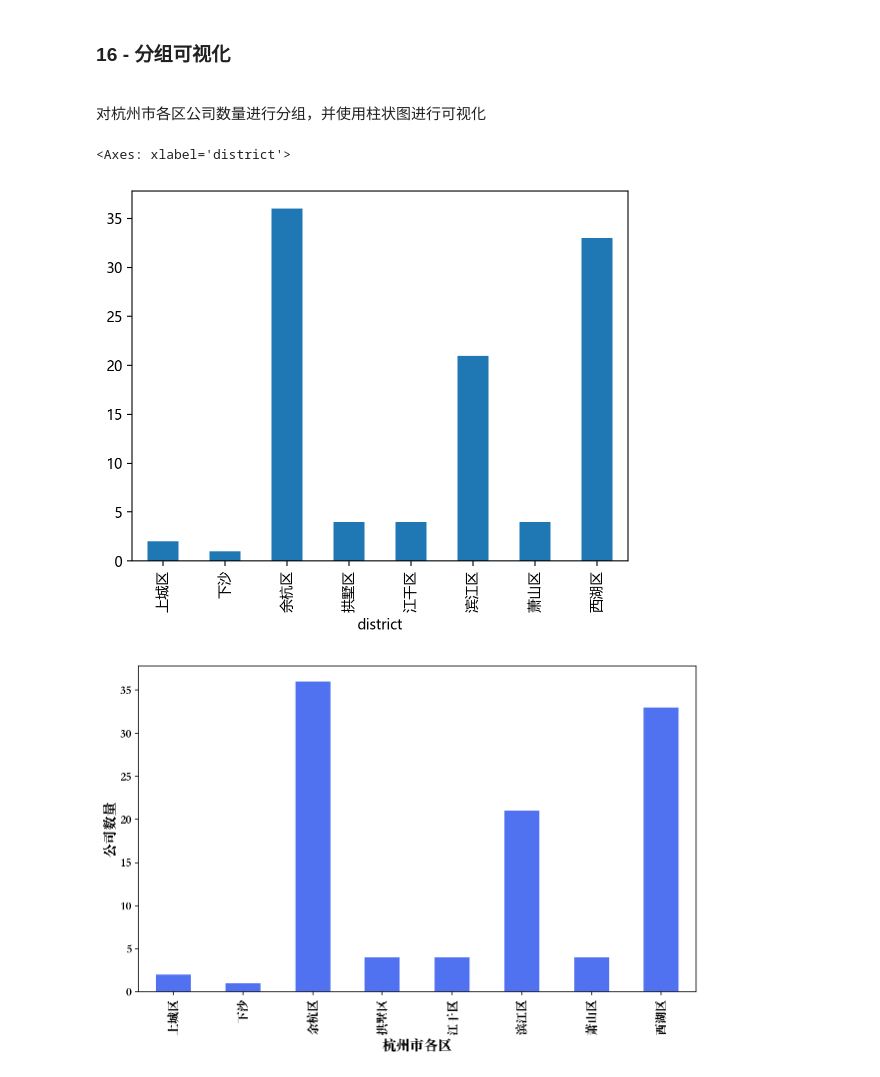
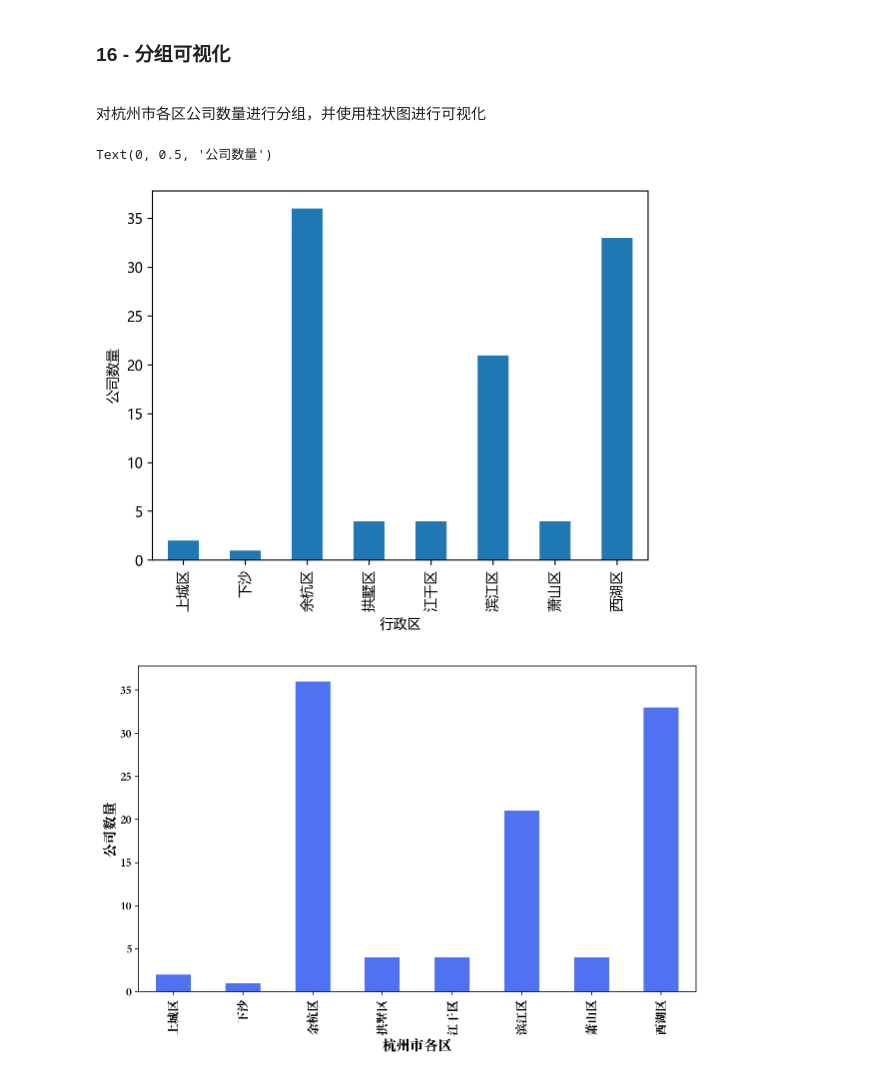
Before and after one commit to tungsten106/Pandas_Advanced_Exercise, a Jupyter notebook: 6 - 数据分组与聚合/数据分组与聚合.ipynb, the cells around one changed output. Drawn from its saved outputs; the diff is of its cells as text; code cells hidden in the pictures.

```diff
--- a/6 - 数据分组与聚合/数据分组与聚合.ipynb
+++ b/6 - 数据分组与聚合/数据分组与聚合.ipynb
@@ -335,13 +335,15 @@ df.groupby(["district"]).filter(lambda x: x["salary"].mean() < 30000)
 # %%
 import matplotlib.pyplot as plt
 %config InlineBackend.figure_format = 'retina'
 plt.rcParams['font.sans-serif'] = ['Microsoft YaHei']
 
 # plt.hist(df.groupby("district")["positionName"])
 df.groupby("district")["positionName"].count().plot(kind="bar")
+plt.xlabel("行政区")
+plt.ylabel("公司数量")
 # %% [output]
-<Axes: xlabel='district'>
+Text(0, 0.5, '公司数量')
-[figure, old version]
+[figure, new version]
 # %%
 # %% [output]
 [figure]
```
Also changed, not shown: parts of 12 cells of this notebook.
